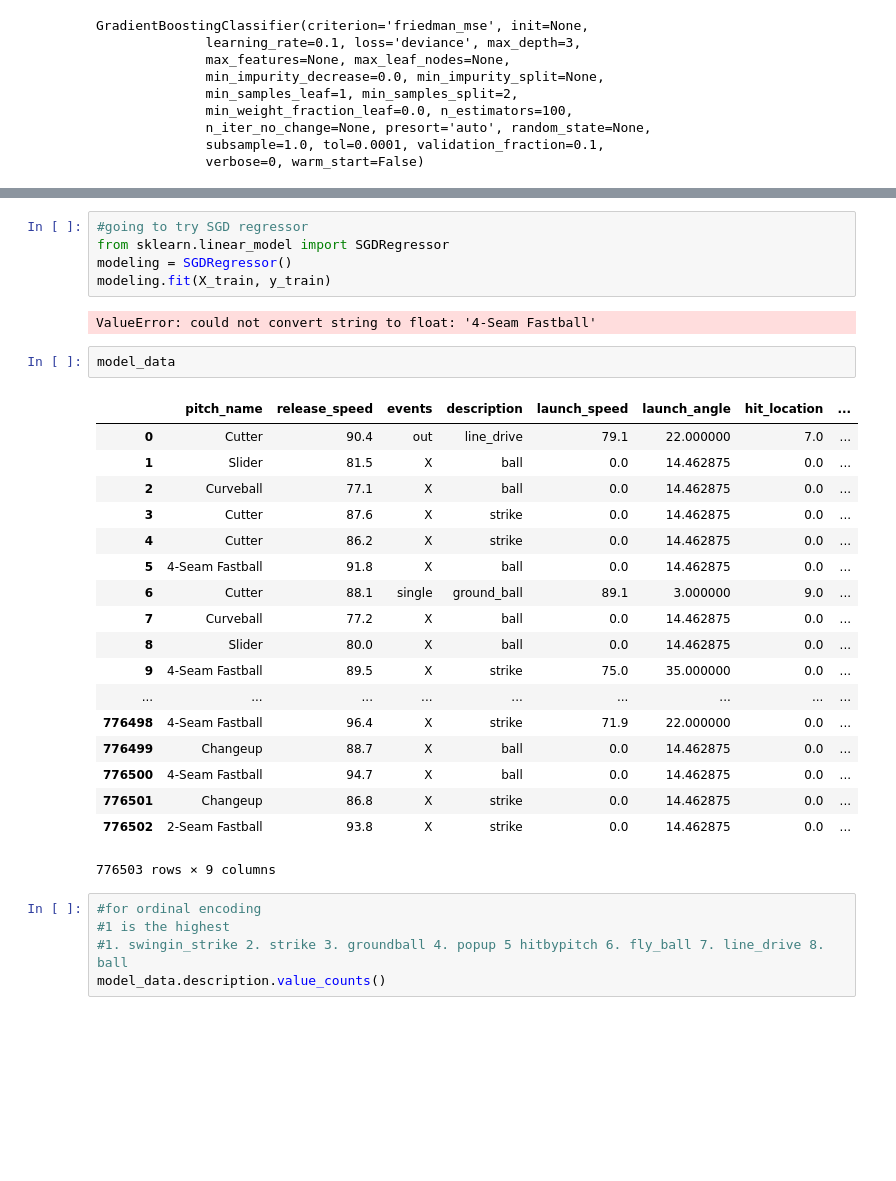
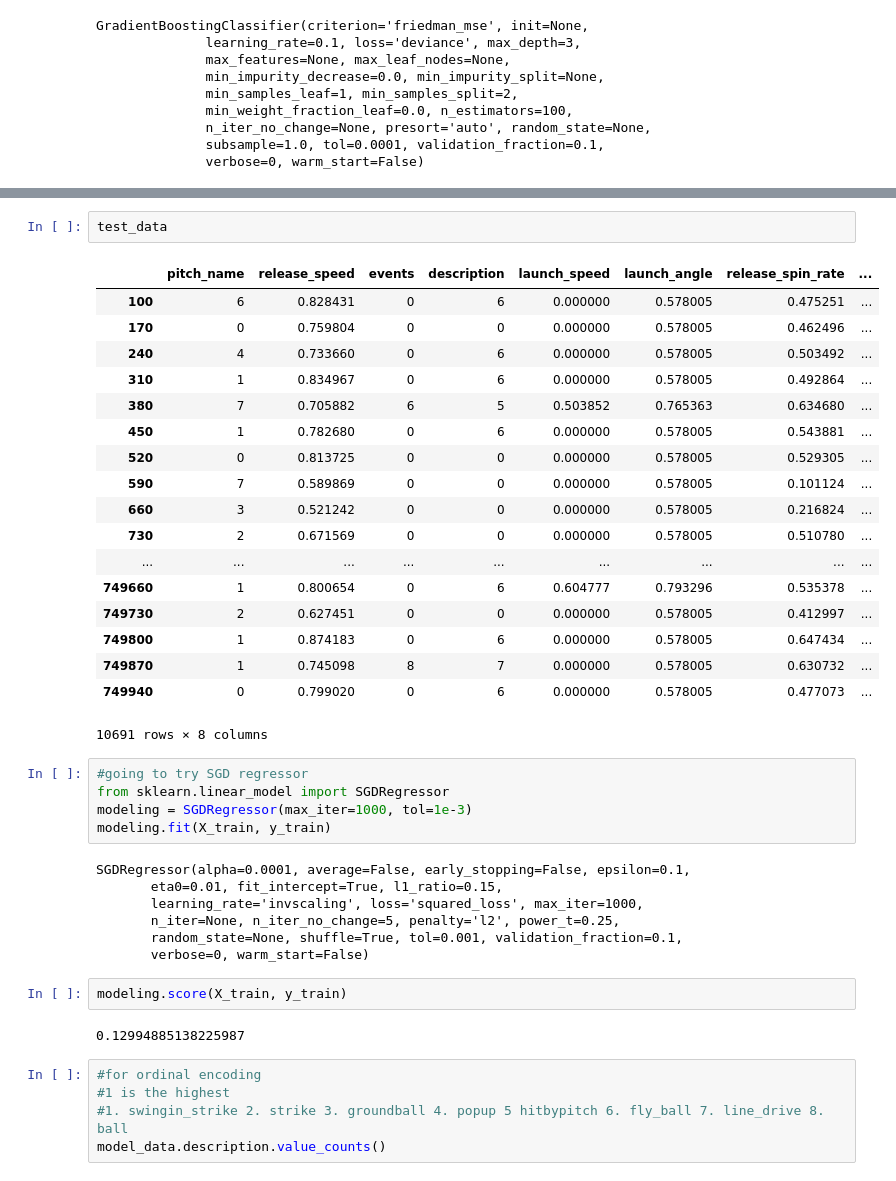
Before and after one commit to nradich/Pitch_Effective, a Jupyter notebook: LHP_model_testing.ipynb, the cells around one changed output, grey strips where cells are left out. Drawn from its saved outputs; the diff is of its cells as text; blank space fills up the shorter version.

```diff
--- a/LHP_model_testing.ipynb
+++ b/LHP_model_testing.ipynb
@@ -317,31 +345,40 @@ plt.show()
+# %%
+test_data
+# %% [output]
+|  | pitch_name | release_speed | events | description | launch_speed | launch_angle | release_spin_rate | ... |
+| 100 | 6 | 0.828431 | 0 | 6 | 0.000000 | 0.578005 | 0.475251 | ... |
+| 170 | 0 | 0.759804 | 0 | 0 | 0.000000 | 0.578005 | 0.462496 | ... |
+| 240 | 4 | 0.733660 | 0 | 6 | 0.000000 | 0.578005 | 0.503492 | ... |
+| 310 | 1 | 0.834967 | 0 | 6 | 0.000000 | 0.578005 | 0.492864 | ... |
+| 380 | 7 | 0.705882 | 6 | 5 | 0.503852 | 0.765363 | 0.634680 | ... |
+| 450 | 1 | 0.782680 | 0 | 6 | 0.000000 | 0.578005 | 0.543881 | ... |
+| 520 | 0 | 0.813725 | 0 | 0 | 0.000000 | 0.578005 | 0.529305 | ... |
+| 590 | 7 | 0.589869 | 0 | 0 | 0.000000 | 0.578005 | 0.101124 | ... |
+| 660 | 3 | 0.521242 | 0 | 0 | 0.000000 | 0.578005 | 0.216824 | ... |
+| 730 | 2 | 0.671569 | 0 | 0 | 0.000000 | 0.578005 | 0.510780 | ... |
+| ... | ... | ... | ... | ... | ... | ... | ... | ... |
+| 749660 | 1 | 0.800654 | 0 | 6 | 0.604777 | 0.793296 | 0.535378 | ... |
+| 749730 | 2 | 0.627451 | 0 | 0 | 0.000000 | 0.578005 | 0.412997 | ... |
+| 749800 | 1 | 0.874183 | 0 | 6 | 0.000000 | 0.578005 | 0.647434 | ... |
+| 749870 | 1 | 0.745098 | 8 | 7 | 0.000000 | 0.578005 | 0.630732 | ... |
+| 749940 | 0 | 0.799020 | 0 | 6 | 0.000000 | 0.578005 | 0.477073 | ... |
+10691 rows × 8 columns
 # %%
 #going to try SGD regressor
 from sklearn.linear_model import SGDRegressor
-modeling = SGDRegressor()
+modeling = SGDRegressor(max_iter=1000, tol=1e-3)
 modeling.fit(X_train, y_train)
 # %% [output]
-ValueError: could not convert string to float: '4-Seam Fastball'
+SGDRegressor(alpha=0.0001, average=False, early_stopping=False, epsilon=0.1,
+       eta0=0.01, fit_intercept=True, l1_ratio=0.15,
+       learning_rate='invscaling', loss='squared_loss', max_iter=1000,
+       n_iter=None, n_iter_no_change=5, penalty='l2', power_t=0.25,
+       random_state=None, shuffle=True, tol=0.001, validation_fraction=0.1,
+       verbose=0, warm_start=False)
-# %%
-model_data
-# %% [output]
-|  | pitch_name | release_speed | events | description | launch_speed | launch_angle | hit_location | ... |
-| 0 | Cutter | 90.4 | out | line_drive | 79.1 | 22.000000 | 7.0 | ... |
-| 1 | Slider | 81.5 | X | ball | 0.0 | 14.462875 | 0.0 | ... |
-| 2 | Curveball | 77.1 | X | ball | 0.0 | 14.462875 | 0.0 | ... |
-| 3 | Cutter | 87.6 | X | strike | 0.0 | 14.462875 | 0.0 | ... |
-| 4 | Cutter | 86.2 | X | strike | 0.0 | 14.462875 | 0.0 | ... |
-| 5 | 4-Seam Fastball | 91.8 | X | ball | 0.0 | 14.462875 | 0.0 | ... |
-| 6 | Cutter | 88.1 | single | ground_ball | 89.1 | 3.000000 | 9.0 | ... |
-| 7 | Curveball | 77.2 | X | ball | 0.0 | 14.462875 | 0.0 | ... |
-| 8 | Slider | 80.0 | X | ball | 0.0 | 14.462875 | 0.0 | ... |
-| 9 | 4-Seam Fastball | 89.5 | X | strike | 75.0 | 35.000000 | 0.0 | ... |
-| ... | ... | ... | ... | ... | ... | ... | ... | ... |
-| 776498 | 4-Seam Fastball | 96.4 | X | strike | 71.9 | 22.000000 | 0.0 | ... |
-| 776499 | Changeup | 88.7 | X | ball | 0.0 | 14.462875 | 0.0 | ... |
-| 776500 | 4-Seam Fastball | 94.7 | X | ball | 0.0 | 14.462875 | 0.0 | ... |
-| 776501 | Changeup | 86.8 | X | strike | 0.0 | 14.462875 | 0.0 | ... |
-| 776502 | 2-Seam Fastball | 93.8 | X | strike | 0.0 | 14.462875 | 0.0 | ... |
-776503 rows × 9 columns
+# %%
+modeling.score(X_train, y_train)
+# %% [output]
+0.12994885138225987
 # %%
 #for ordinal encoding
 #1 is the highest
```
Also changed, not shown: parts of 31 cells of this notebook.
